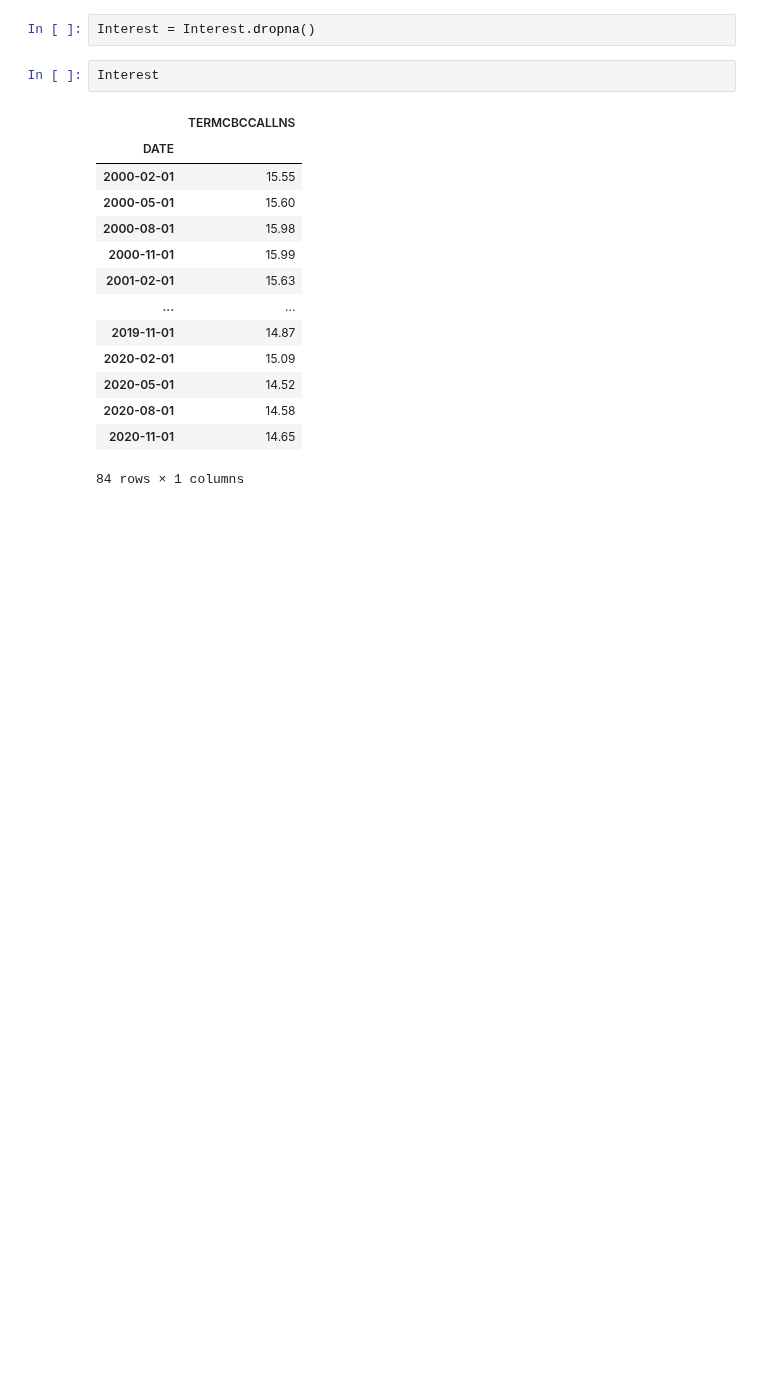
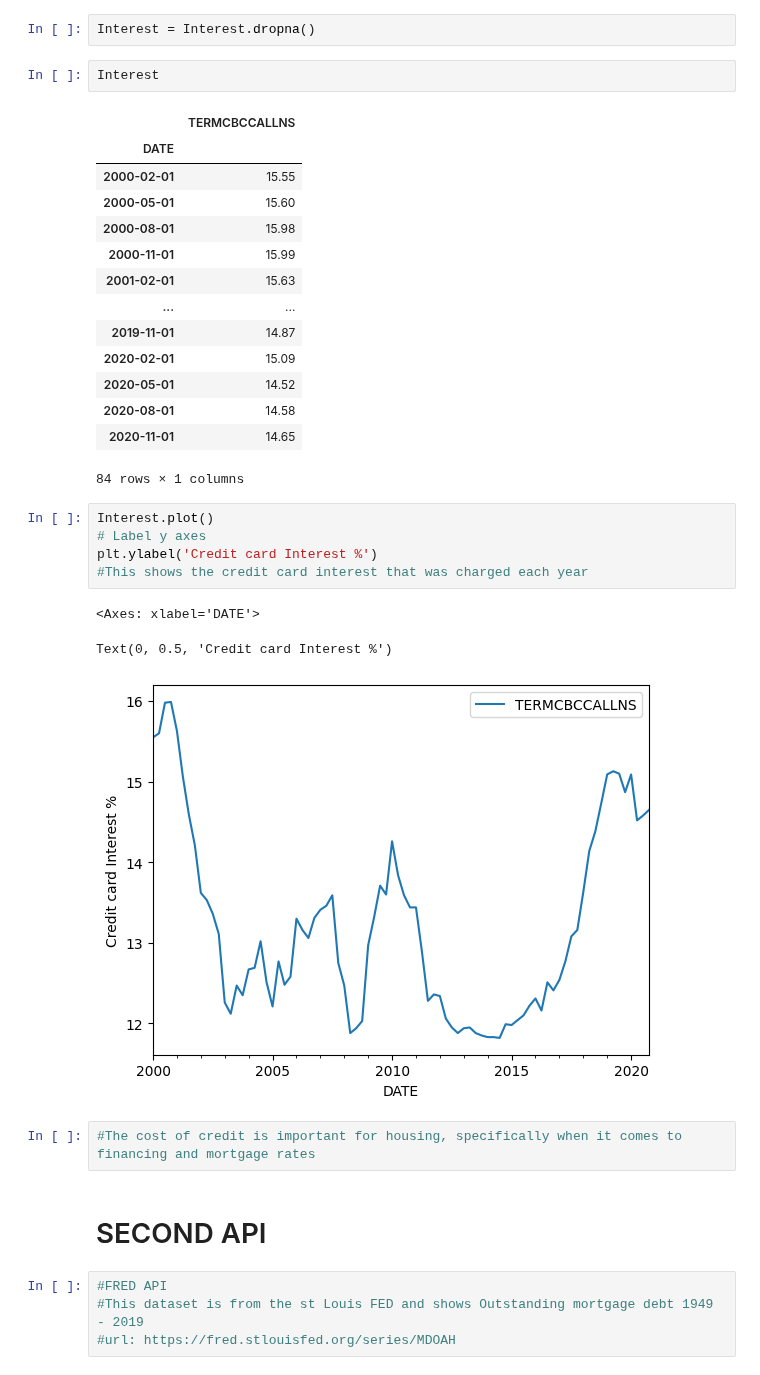
Before and after one commit to jmccahill5/datman, a Jupyter notebook: PS4.ipynb, the cells around one changed output. Drawn from its saved outputs; the diff is of its cells as text; blank space fills up the shorter version.

```diff
--- a/PS4.ipynb
+++ b/PS4.ipynb
@@ -81,3 +84,20 @@ Interest
 | 2020-08-01 | 14.58 |
 | 2020-11-01 | 14.65 |
 84 rows × 1 columns
+# %%
+Interest.plot()
+# Label y axes
+plt.ylabel('Credit card Interest %')
+#This shows the credit card interest that was charged each year
+# %% [output]
+<Axes: xlabel='DATE'>
+Text(0, 0.5, 'Credit card Interest %')
+[figure, added]
+# %%
+#The cost of credit is important for housing, specifically when it comes to financing and mortgage rates
+# %% [markdown]
+# SECOND API
+# %%
+#FRED API
+#This dataset is from the st Louis FED and shows Outstanding mortgage debt 1949 - 2019
+#url: https://fred.stlouisfed.org/series/MDOAH
```
Also changed, not shown: parts of 8 cells of this notebook.
